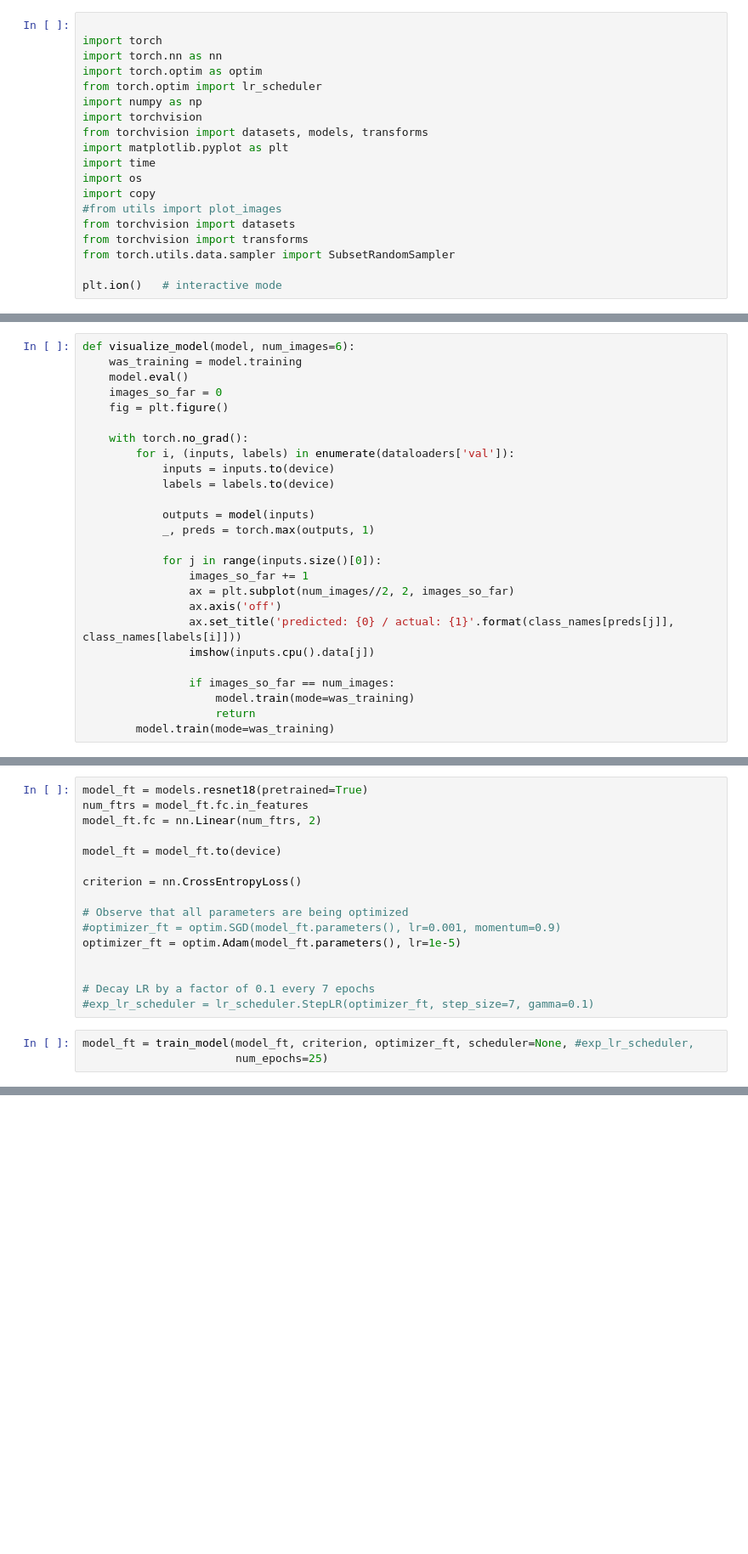
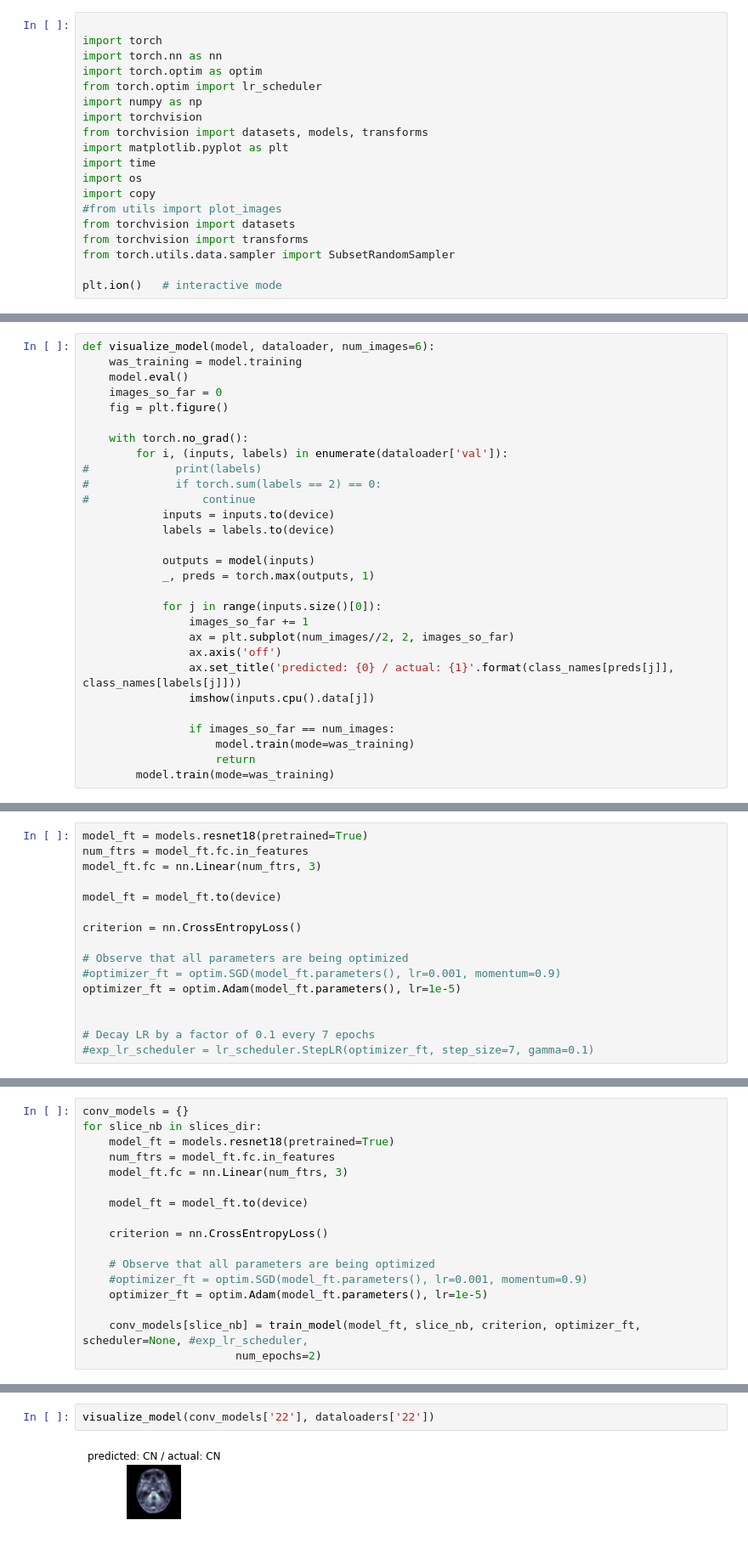
Before and after one commit to sargamjain13/neuro_imaging, a Jupyter notebook: model.ipynb, the cells around one changed output, grey strips where cells are left out. Shown: that part at 85% size. Saved outputs shown, nothing was run; the diff lists cells and outputs as text; blank space fills up the shorter version.

```diff
--- a/model.ipynb
+++ b/model.ipynb
@@ -260,14 +180,17 @@ def train_model(model, criterion, optimizer, scheduler=None, num_epochs=25):
     model.load_state_dict(best_model_wts)
     return model
 # %%
-def visualize_model(model, num_images=6):
+def visualize_model(model, dataloader, num_images=6):
     was_training = model.training
     model.eval()
     images_so_far = 0
     fig = plt.figure()
 
     with torch.no_grad():
-        for i, (inputs, labels) in enumerate(dataloaders['val']):
+        for i, (inputs, labels) in enumerate(dataloader['val']):
+#             print(labels)
+#             if torch.sum(labels == 2) == 0:
+#                 continue
             inputs = inputs.to(device)
             labels = labels.to(device)
 
@@ -278,7 +201,7 @@ def visualize_model(model, num_images=6):
                 images_so_far += 1
                 ax = plt.subplot(num_images//2, 2, images_so_far)
                 ax.axis('off')
-                ax.set_title('predicted: {0} / actual: {1}'.format(class_names[preds[j]], class_names[labels[i]]))
+                ax.set_title('predicted: {0} / actual: {1}'.format(class_names[preds[j]], class_names[labels[j]]))
                 imshow(inputs.cpu().data[j])
 
                 if images_so_far == num_images:
@@ -288,7 +287,7 @@ def visualize_model(model, num_images=6):
 # %%
 model_ft = models.resnet18(pretrained=True)
 num_ftrs = model_ft.fc.in_features
-model_ft.fc = nn.Linear(num_ftrs, 2)
+model_ft.fc = nn.Linear(num_ftrs, 3)
 
 model_ft = model_ft.to(device)
 
@@ -301,6 +300,3 @@ optimizer_ft = optim.Adam(model_ft.parameters(), lr=1e-5)
 
 # Decay LR by a factor of 0.1 every 7 epochs
 #exp_lr_scheduler = lr_scheduler.StepLR(optimizer_ft, step_size=7, gamma=0.1)
-# %%
-model_ft = train_model(model_ft, criterion, optimizer_ft, scheduler=None, #exp_lr_scheduler,
-                       num_epochs=25)
@@ -333,0 +303,17 @@ visualize_model(model_ft)
+# %%
+conv_models = {}
+for slice_nb in slices_dir:
+    model_ft = models.resnet18(pretrained=True)
+    num_ftrs = model_ft.fc.in_features
+    model_ft.fc = nn.Linear(num_ftrs, 3)
+
+    model_ft = model_ft.to(device)
+
+    criterion = nn.CrossEntropyLoss()
+
+    # Observe that all parameters are being optimized
+    #optimizer_ft = optim.SGD(model_ft.parameters(), lr=0.001, momentum=0.9)
+    optimizer_ft = optim.Adam(model_ft.parameters(), lr=1e-5)
+
+    conv_models[slice_nb] = train_model(model_ft, slice_nb, criterion, optimizer_ft, scheduler=None, #exp_lr_scheduler,
+                       num_epochs=2)
@@ -333,0 +338,4 @@ visualize_model(model_ft)
+# %%
+visualize_model(conv_models['22'], dataloaders['22'])
+# %% [output]
+[figure, added]
```
Also changed, not shown: parts of 20 cells of this notebook.
